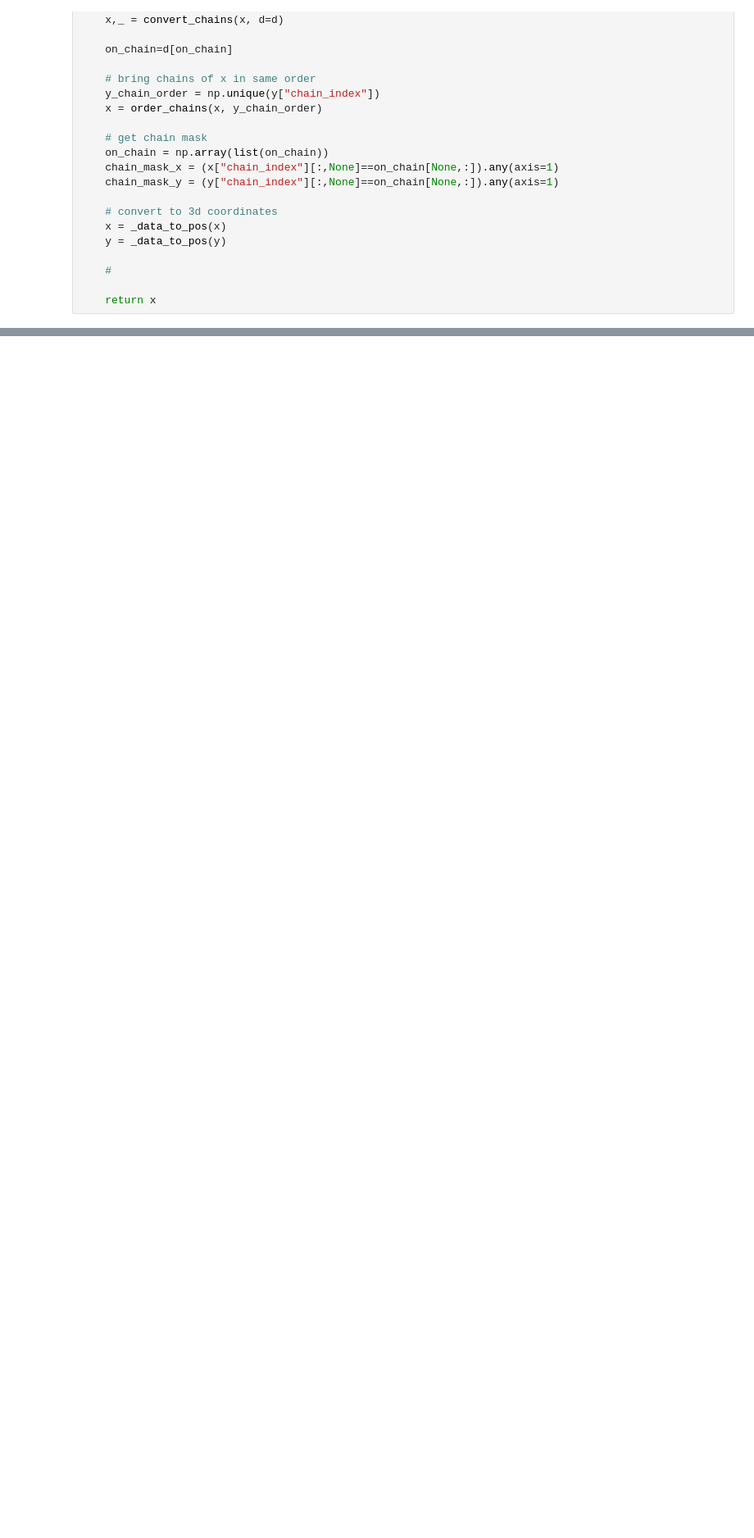
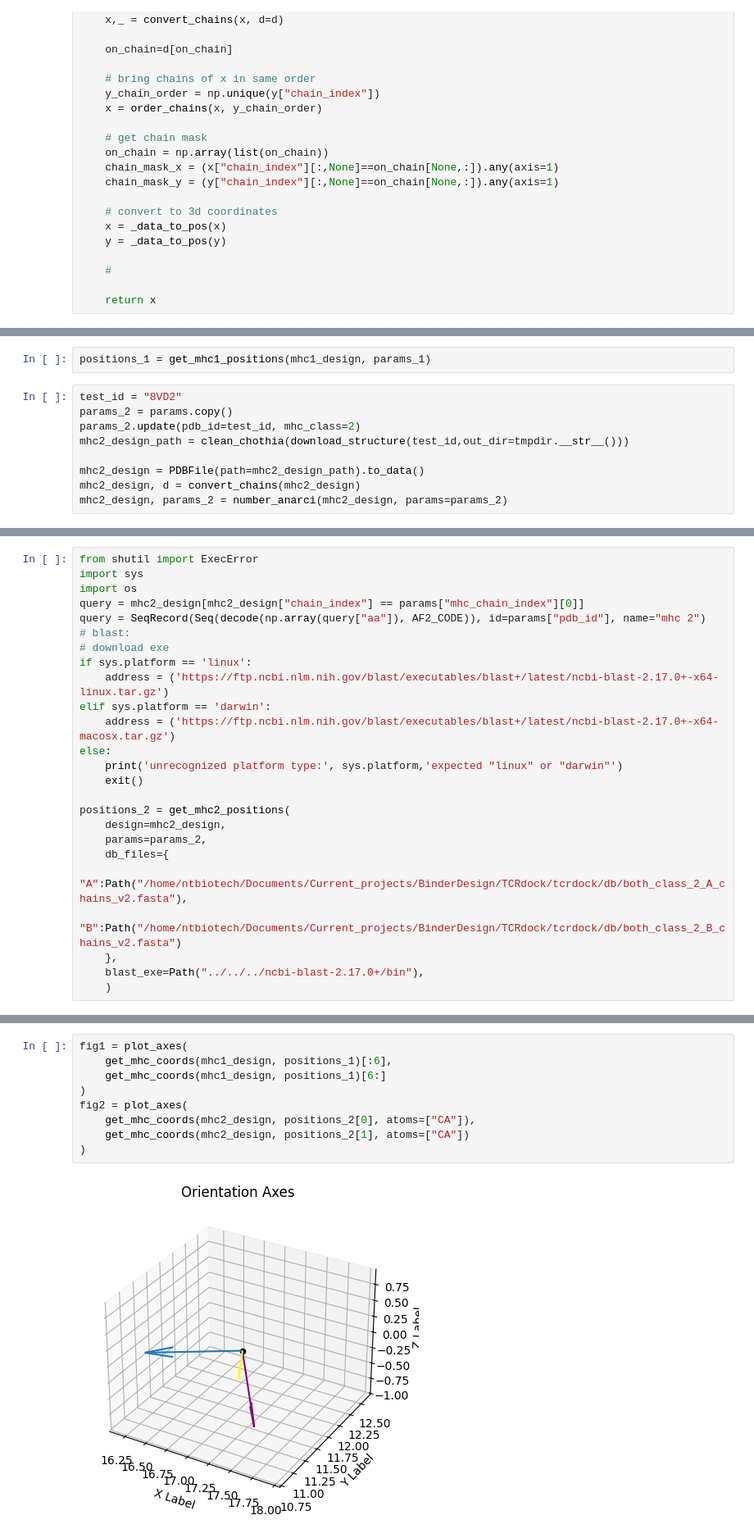
Before and after one commit to NTBiotech/flexcraft, a Jupyter notebook: notebooks/adapt/geometry_devel.ipynb, the cells around one changed output, grey strips where cells are left out. Shown at 82% size. Saved outputs shown, nothing was run; the diff lists cells and outputs as text; blank space fills up the shorter version.

Commit message:
tcr mhc coordinate frames

```diff
--- a/notebooks/adapt/geometry_devel.ipynb
+++ b/notebooks/adapt/geometry_devel.ipynb
@@ -186,0 +196,11 @@ Classified chains [0 1] as MHC/antigen chains
+# %%
+positions_1 = get_mhc1_positions(mhc1_design, params_1)
+# %%
+test_id = "8VD2"
+params_2 = params.copy()
+params_2.update(pdb_id=test_id, mhc_class=2)
+mhc2_design_path = clean_chothia(download_structure(test_id,out_dir=tmpdir.__str__()))
+
+mhc2_design = PDBFile(path=mhc2_design_path).to_data()
+mhc2_design, d = convert_chains(mhc2_design)
+mhc2_design, params_2 = number_anarci(mhc2_design, params=params_2)
@@ -186,0 +217,25 @@ Classified chains [0 1] as MHC/antigen chains
+# %%
+from shutil import ExecError
+import sys
+import os
+query = mhc2_design[mhc2_design["chain_index"] == params["mhc_chain_index"][0]]
+query = SeqRecord(Seq(decode(np.array(query["aa"]), AF2_CODE)), id=params["pdb_id"], name="mhc 2")
+# blast:
+# download exe
+if sys.platform == 'linux':
+    address = ('https://ftp.ncbi.nlm.nih.gov/blast/executables/blast+/latest/ncbi-blast-2.17.0+-x64-linux.tar.gz')
+elif sys.platform == 'darwin':
+    address = ('https://ftp.ncbi.nlm.nih.gov/blast/executables/blast+/latest/ncbi-blast-2.17.0+-x64-macosx.tar.gz')
+else:
+    print('unrecognized platform type:', sys.platform,'expected "linux" or "darwin"')
+    exit()
+
+positions_2 = get_mhc2_positions(
+    design=mhc2_design,
+    params=params_2,
+    db_files={
+        "A":Path("/home/ntbiotech/Documents/Current_projects/BinderDesign/TCRdock/tcrdock/db/both_class_2_A_chains_v2.fasta"),
+        "B":Path("/home/ntbiotech/Documents/Current_projects/BinderDesign/TCRdock/tcrdock/db/both_class_2_B_chains_v2.fasta")
+    },
+    blast_exe=Path("../../../ncbi-blast-2.17.0+/bin"),
+    )
@@ -186,0 +267,11 @@ Classified chains [0 1] as MHC/antigen chains
+# %%
+fig1 = plot_axes(
+    get_mhc_coords(mhc1_design, positions_1)[:6],
+    get_mhc_coords(mhc1_design, positions_1)[6:]
+)
+fig2 = plot_axes(
+    get_mhc_coords(mhc2_design, positions_2[0], atoms=["CA"]),
+    get_mhc_coords(mhc2_design, positions_2[1], atoms=["CA"])
+)
+# %% [output]
+[figure, added]
```
Also changed, not shown: parts of 10 cells of this notebook, 2 other files.
